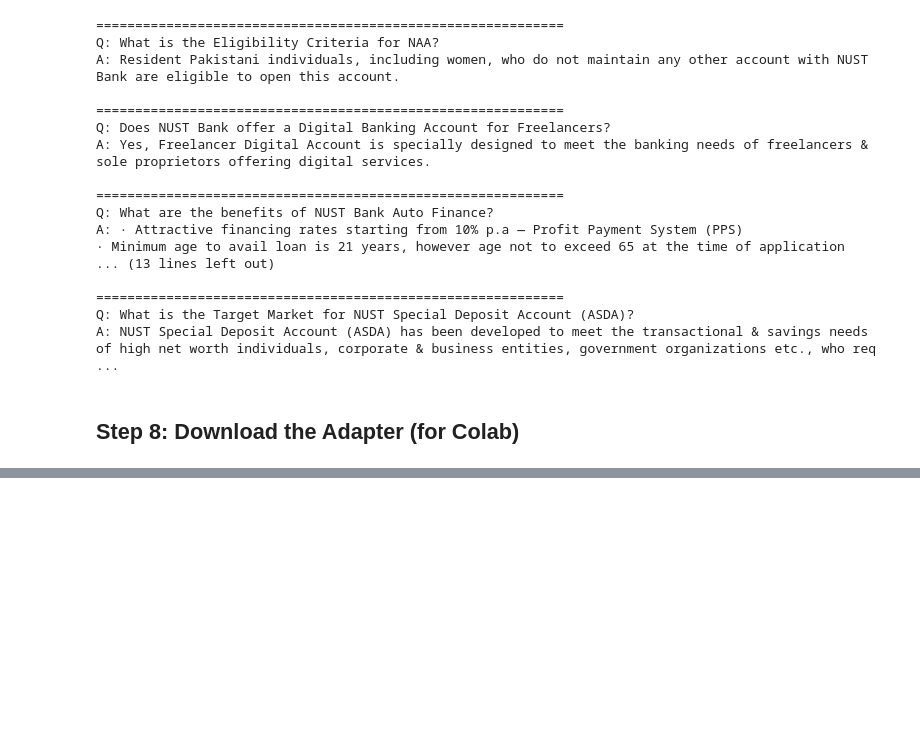
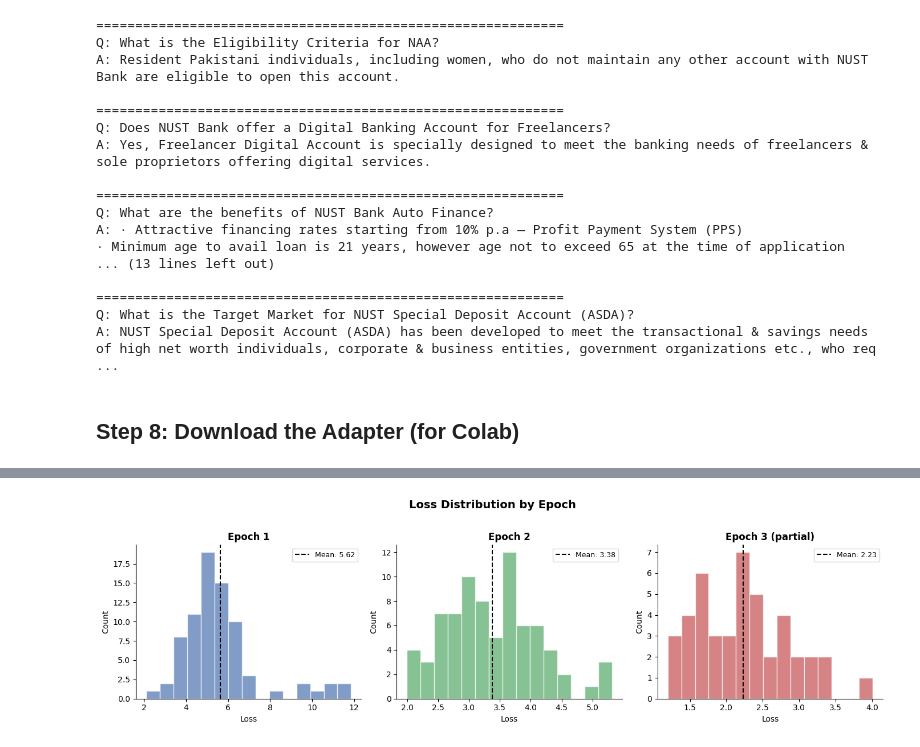
Before and after one commit to musfirbaig/LLM_Project, a Jupyter notebook: llm_project_finetuning_fixed.ipynb, the cells around one changed output, grey strips where cells are left out. Cells and saved outputs as stored; diff of their text form; code cells hidden in the pictures; blank space fills up the shorter version.

```diff
--- a/llm_project_finetuning_fixed.ipynb
+++ b/llm_project_finetuning_fixed.ipynb
@@ -381,0 +488,30 @@ else:
+# %%
+# ── FIGURE 2: Loss Distribution by Epoch ──
+fig, axes = plt.subplots(1, 3, figsize=(14, 4))
+
+steps_per_ep = 310 / 4
+epoch_ranges = [
+    ('Epoch 1', 0, int(steps_per_ep)),
+    ('Epoch 2', int(steps_per_ep), int(2 * steps_per_ep)),
+    ('Epoch 3 (partial)', int(2 * steps_per_ep), len(losses)),
+]
+
+colors = ['#4C72B0', '#55A868', '#C44E52']
+for ax, (label, start, end), color in zip(axes, epoch_ranges, colors):
+    epoch_losses = losses[start:end]
+    ax.hist(epoch_losses, bins=15, color=color, alpha=0.7, edgecolor='white')
+    ax.axvline(np.mean(epoch_losses), color='black', linestyle='--', linewidth=1.5,
+               label=f'Mean: {np.mean(epoch_losses):.2f}')
+    ax.set_title(label, fontsize=12, fontweight='bold')
+    ax.set_xlabel('Loss')
+    ax.set_ylabel('Count')
+    ax.legend(fontsize=9)
+    ax.spines['top'].set_visible(False)
+    ax.spines['right'].set_visible(False)
+
+fig.suptitle('Loss Distribution by Epoch', fontsize=14, fontweight='bold', y=1.02)
+plt.tight_layout()
+plt.savefig('loss_distribution_by_epoch.png', dpi=150, bbox_inches='tight')
+plt.show()
+# %% [output]
+[figure, added]
```
Also changed, not shown: parts of 10 cells of this notebook.
